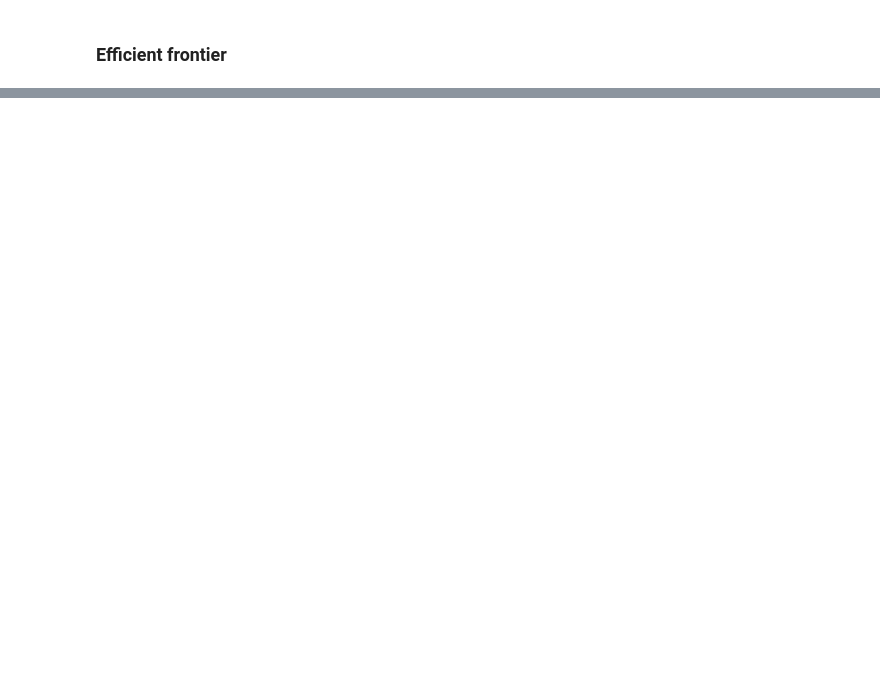
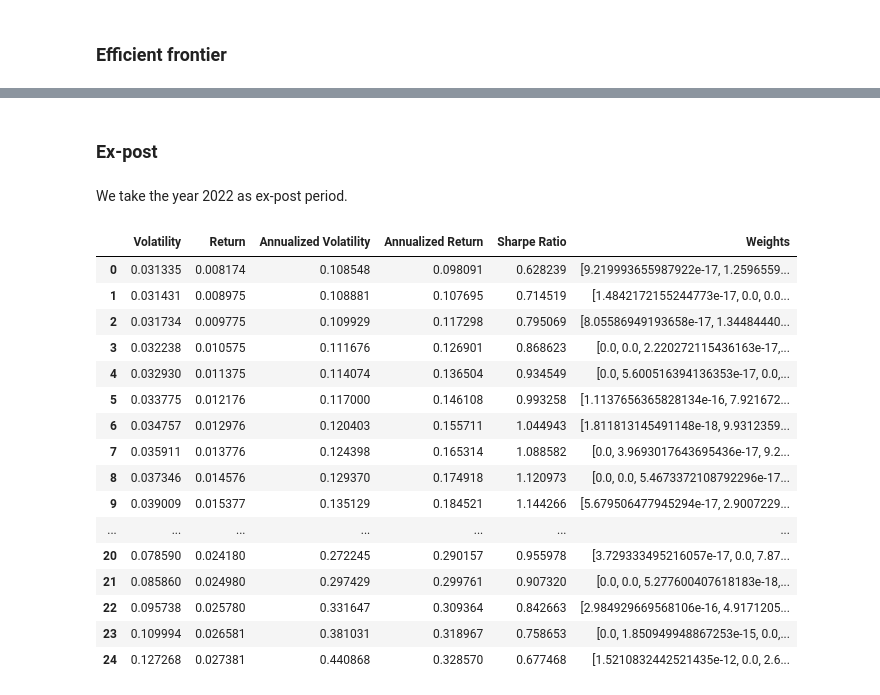
Before and after one commit to GiammarcoBozzelli/SEF, a Jupyter notebook: main.ipynb, the cells around one changed output, grey strips where cells are left out. Cells and saved outputs as stored; diff of their text form; code cells hidden in the pictures; blank space fills up the shorter version.

```diff
--- a/main.ipynb
+++ b/main.ipynb
@@ -464,0 +449,4 @@ cons = (
+# %% [markdown]
+### Ex-post
+# %% [markdown]
+We take the year 2022 as ex-post period.
@@ -464,0 +475,23 @@ cons = (
+# %%
+#Concatenate the weights in each row (1 for each of the 25 portfolios) into a single cell and add the portfolio weights in the frontier dataframe
+df_frontier_high['Weights'] = df_weights_high.apply(lambda row: np.array(row), axis=1)
+
+df_frontier_high
+# %% [output]
+|  | Volatility | Return | Annualized Volatility | Annualized Return | Sharpe Ratio | Weights |
+| 0 | 0.031335 | 0.008174 | 0.108548 | 0.098091 | 0.628239 | [9.219993655987922e-17, 1.2596559... |
+| 1 | 0.031431 | 0.008975 | 0.108881 | 0.107695 | 0.714519 | [1.4842172155244773e-17, 0.0, 0.0... |
+| 2 | 0.031734 | 0.009775 | 0.109929 | 0.117298 | 0.795069 | [8.05586949193658e-17, 1.34484440... |
+| 3 | 0.032238 | 0.010575 | 0.111676 | 0.126901 | 0.868623 | [0.0, 0.0, 2.220272115436163e-17,... |
+| 4 | 0.032930 | 0.011375 | 0.114074 | 0.136504 | 0.934549 | [0.0, 5.600516394136353e-17, 0.0,... |
+| 5 | 0.033775 | 0.012176 | 0.117000 | 0.146108 | 0.993258 | [1.1137656365828134e-16, 7.921672... |
+| 6 | 0.034757 | 0.012976 | 0.120403 | 0.155711 | 1.044943 | [1.811813145491148e-18, 9.9312359... |
+| 7 | 0.035911 | 0.013776 | 0.124398 | 0.165314 | 1.088582 | [0.0, 3.9693017643695436e-17, 9.2... |
+| 8 | 0.037346 | 0.014576 | 0.129370 | 0.174918 | 1.120973 | [0.0, 0.0, 5.4673372108792296e-17... |
+| 9 | 0.039009 | 0.015377 | 0.135129 | 0.184521 | 1.144266 | [5.679506477945294e-17, 2.9007229... |
+| ... | ... | ... | ... | ... | ... | ... |
+| 20 | 0.078590 | 0.024180 | 0.272245 | 0.290157 | 0.955978 | [3.729333495216057e-17, 0.0, 7.87... |
+| 21 | 0.085860 | 0.024980 | 0.297429 | 0.299761 | 0.907320 | [0.0, 0.0, 5.277600407618183e-18,... |
+| 22 | 0.095738 | 0.025780 | 0.331647 | 0.309364 | 0.842663 | [2.984929669568106e-16, 4.9171205... |
+| 23 | 0.109994 | 0.026581 | 0.381031 | 0.318967 | 0.758653 | [0.0, 1.850949948867253e-15, 0.0,... |
+| 24 | 0.127268 | 0.027381 | 0.440868 | 0.328570 | 0.677468 | [1.5210832442521435e-12, 0.0, 2.6... |
```
Also changed, not shown: parts of 51 cells of this notebook.
